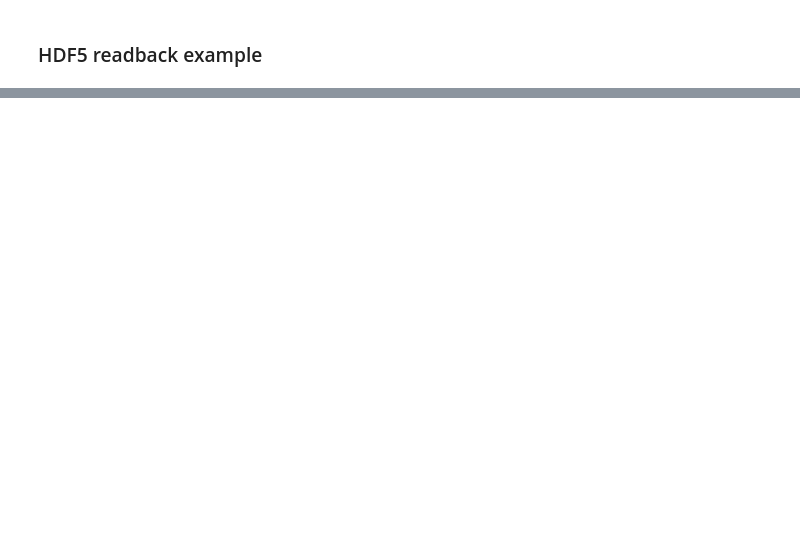
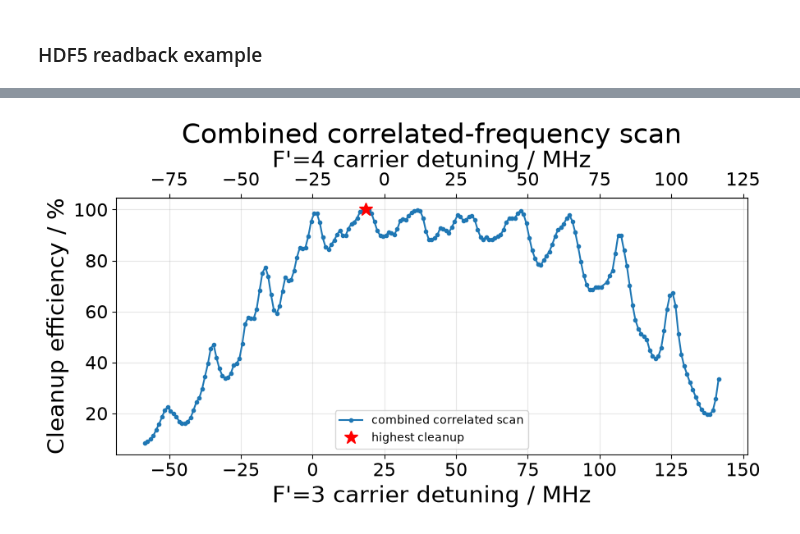
Before and after one commit to yyhshdu1/CeNTREX_state_cleanup_new, a Jupyter notebook: SPB_cleanup_J2_J3F4_opposite_parity.ipynb, the cells around one changed output, grey strips where cells are left out. Saved outputs shown, nothing was run; the diff lists cells and outputs as text; code cells hidden in the pictures; blank space fills up the shorter version.

```diff
--- a/SPB_cleanup_J2_J3F4_opposite_parity.ipynb
+++ b/SPB_cleanup_J2_J3F4_opposite_parity.ipynb
@@ -271,8 +307,10 @@ fixed_conditions = {
 Array shape is `[F′=3 detuning, F′=4 detuning]`. This order is retained in memory and in HDF5.
 # %%
 # Coarse axes for validation; increase resolution for the final scan.
-detuning0_MHz = np.linspace(-40.0, 40.0, 41)
-detuning1_MHz = np.linspace(-40.0, 40.0, 41)
+# detuning0_MHz = np.linspace(-40.0, 40.0, 41)
+# detuning1_MHz = np.linspace(-40.0, 40.0, 41)
+detuning0_MHz = np.linspace(17.5, 19.5, 3)
+detuning1_MHz = np.linspace(-7.5, -5.5, 3)
 
 detuning_scan = grid_scan_with_progress(
     prepared, rho0, (0.0, T_END),
@@ -281,7 +319,7 @@ detuning_scan = grid_scan_with_progress(
         "detuning1": detuning1_MHz*2*np.pi*1e6,
     },
     **scan_solver_options,
-    chunk_size=32,
+    chunk_size=1,
     description="J=2 F′=3/F′=4 detuning",
 )
 detuning_populations = detuning_scan.values.reshape(
@@ -324,0 +626,35 @@ print(saved_run["fixed_parameters"])
+# %%
+fig, ax = plt.subplots(figsize=(9, 5))
+ax.plot(
+    combined_detuning0_MHz,
+    100*combined_cleanup_efficiency,
+    marker=".",
+    linewidth=1.5,
+    label="combined correlated scan",
+)
+ax.plot(
+    combined_detuning0_MHz[best_combined_index],
+    100*combined_cleanup_efficiency[best_combined_index],
+    "r*",
+    markersize=12,
+    label="highest cleanup",
+)
+ax.set_xlabel("F'=3 carrier detuning / MHz")
+ax.set_ylabel("Cleanup efficiency / %")
+ax.set_title("Combined correlated-frequency scan")
+ax.grid(alpha=0.3)
+ax.legend()
+
+separation_MHz = float(detuning_separation_MHz[0])
+top_axis = ax.secondary_xaxis(
+    "top",
+    functions=(
+        lambda detuning0: detuning0 + separation_MHz,
+        lambda detuning1: detuning1 - separation_MHz,
+    ),
+)
+top_axis.set_xlabel("F'=4 carrier detuning / MHz")
+plt.tight_layout()
+plt.show()
+# %% [output]
+[figure, added]
```
Also changed, not shown: parts of 19 cells of this notebook, 23 other files.
